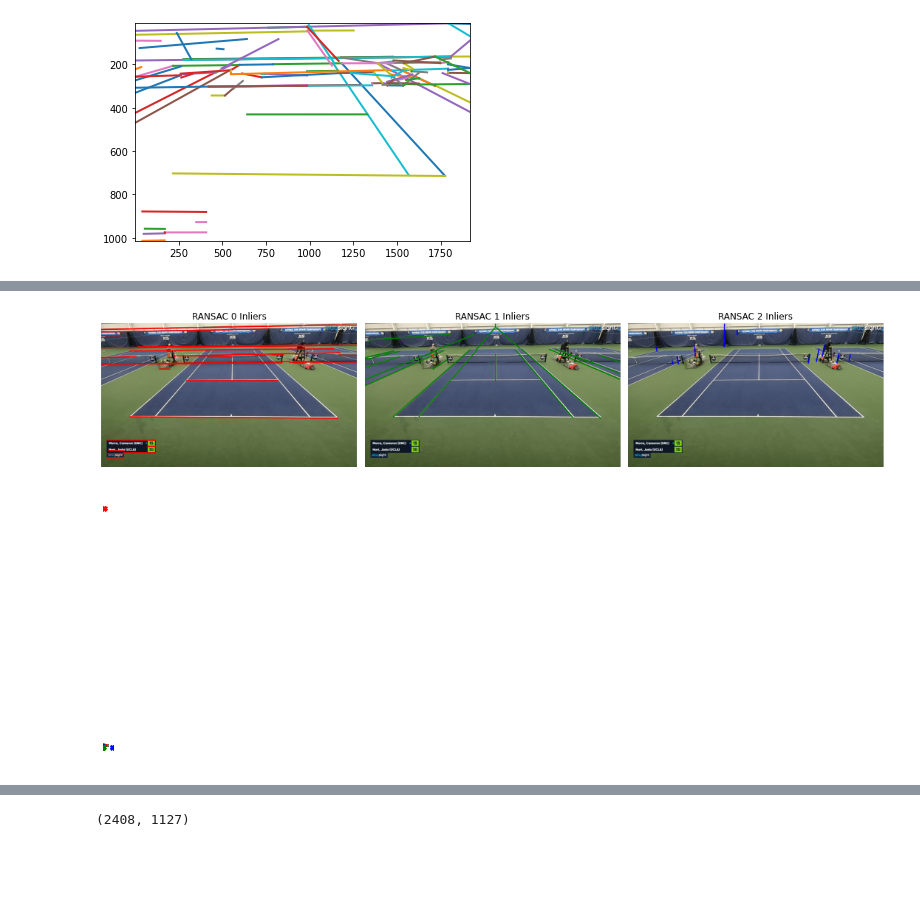
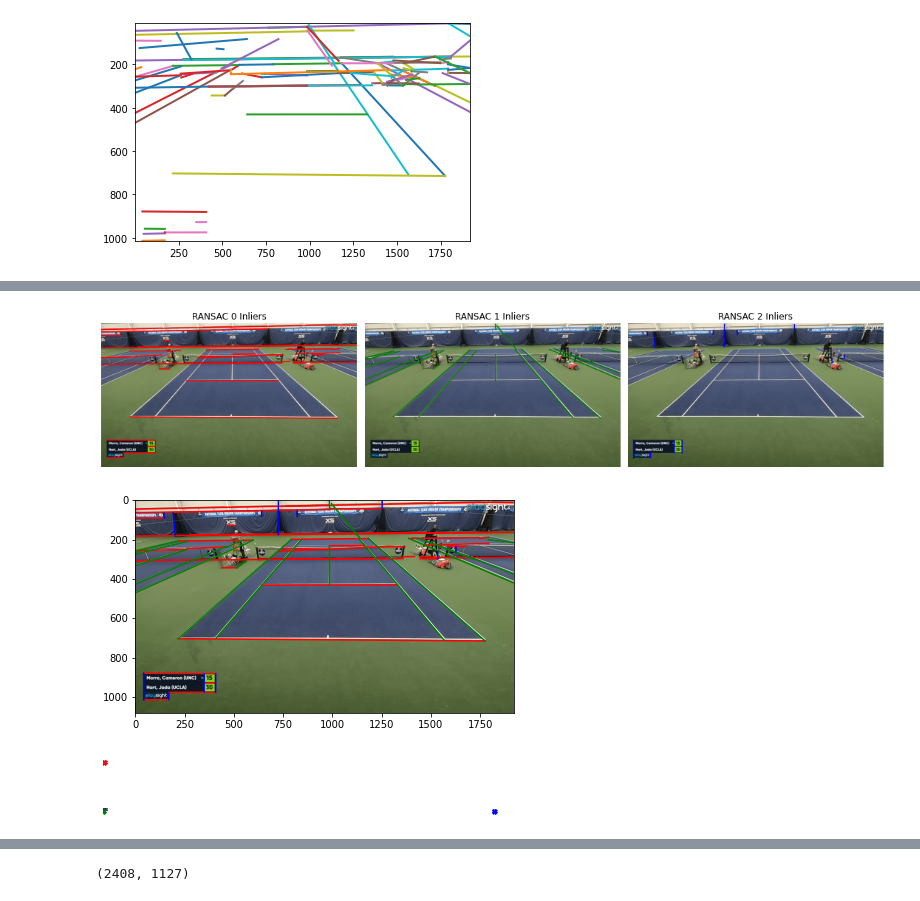
Before and after one commit to basemprince/court_detection, a Jupyter notebook: demo.ipynb, the cells around one changed output, grey strips where cells are left out. Saved outputs shown, nothing was run; the diff lists cells and outputs as text; code cells hidden in the pictures; blank space fills up the shorter version.

Commit message:
RANSAC filter setup

```diff
--- a/demo.ipynb
+++ b/demo.ipynb
@@ -252,7 +259,7 @@ plt.close()
 # %%
 line_w_thetas = []
 thetas=[]
-for line in nlines:
+for line in nlines2:
     if line[0][1]>line[1][1]:
         dy = line[0][1]-line[1][1]
         dx = line[0][0]-line[1][0]
@@ -297,8 +304,8 @@ print(filter_th)
 [89, 71]
 # %%
 intersect_points = []
-for i in range(len(nlines)):
-    for j in range(i+1,len(nlines)):
-        inter = get_intersect(nlines[i][0],nlines[i][1],nlines[j][0],nlines[j][1])
-        if abs(inter[1])< im.shape[0] and abs(inter[0])< im.shape[1]:
+for i in range(len(nlines2)):
+    for j in range(i+1,len(nlines2)):
+        inter = get_intersect(nlines2[i][0],nlines2[i][1],nlines2[j][0],nlines2[j][1])
+        if abs(inter[0])< im.shape[0] and abs(inter[1])< im.shape[1]:
             intersect_points.append(inter)
@@ -570,13 +592,13 @@ def run_line_ransac(lines, ransac_iter, ransac_angle_thresh, ignore_pts=None):
             best_inliers = inliers
     return best_hypothesis, best_inliers
 # %%
-def get_vp_inliers(lines, iterations, threshold):
+def get_vp_inliers(nlines, iterations, threshold):
 
-    best_hypothesis_1, best_inliers_1 = run_line_ransac(lines, iterations, threshold)
+    best_hypothesis_1, best_inliers_1 = run_line_ransac(nlines, iterations, threshold)
     ignore_pts = best_inliers_1
-    best_hypothesis_2, best_inliers_2 = run_line_ransac(lines, iterations, threshold, ignore_pts=ignore_pts)
+    best_hypothesis_2, best_inliers_2 = run_line_ransac(nlines, iterations, threshold, ignore_pts=ignore_pts)
     ignore_pts = np.logical_or(best_inliers_1, best_inliers_2)
-    best_hypothesis_3, best_inliers_3 = run_line_ransac(lines, iterations, threshold, ignore_pts=ignore_pts)
+    best_hypothesis_3, best_inliers_3 = run_line_ransac(nlines, iterations, threshold, ignore_pts=ignore_pts)
     inlier_lines_list = [best_inliers_1, best_inliers_2, best_inliers_3]
     best_hypothesis_1 = best_hypothesis_1 / best_hypothesis_1[-1]
     best_hypothesis_2 = best_hypothesis_2 / best_hypothesis_2[-1]
@@ -605,6 +627,19 @@ def visualize_inliers(image, lines, inlier_lines_list, colors, fig_name='detecte
     plt.show()
     # plt.savefig(fig_name)
     plt.close()
+
+    plt.figure(8)
+    for i in range(len(inlier_lines_list)):
+        plt.imshow(im)
+        for line in lines[inlier_lines_list[i]]:
+            p0, p1 = line
+            plt.plot((p0[1], p1[1]),(p0[0], p1[0]), colors[i])
+
+
+    plt.tight_layout()
+    plt.show()
+    # plt.savefig(fig_name)
+    plt.close()
 # %%
 def visualize_vanishing_points(vp1, vp2, vp3, image, lines, inlier_lines_list, colors):
     vps = [vp1, vp2, vp3]
@@ -633,15 +668,16 @@ def visualize_vanishing_points(vp1, vp2, vp3, image, lines, inlier_lines_list, c
     plt.show()
     plt.close()
 # %%
-inlier_lines_list, hypothesis_list = get_vp_inliers(nlines,1000, 2)
+inlier_lines_list, hypothesis_list = get_vp_inliers(nlines2,1000, 5)
 best_hypothesis_1, best_hypothesis_2, best_hypothesis_3 = hypothesis_list
 colors = ['r', 'g', 'b']
-visualize_inliers(im, nlines, inlier_lines_list, colors)
+visualize_inliers(im, nlines2, inlier_lines_list, colors)
 visualize_vanishing_points(best_hypothesis_1, best_hypothesis_2, best_hypothesis_3,
-                               im, nlines, inlier_lines_list, colors)
+                               im, nlines2, inlier_lines_list, colors)
 # %% [output]
-[figure, old version]
+[figure, new version]
-[figure, old version]
+[figure, new version]
+[figure, added]
 # %%
 def rotateHToLine(H, line):
     assert len(line) == 3
```
Also changed, not shown: parts of 20 cells of this notebook.
